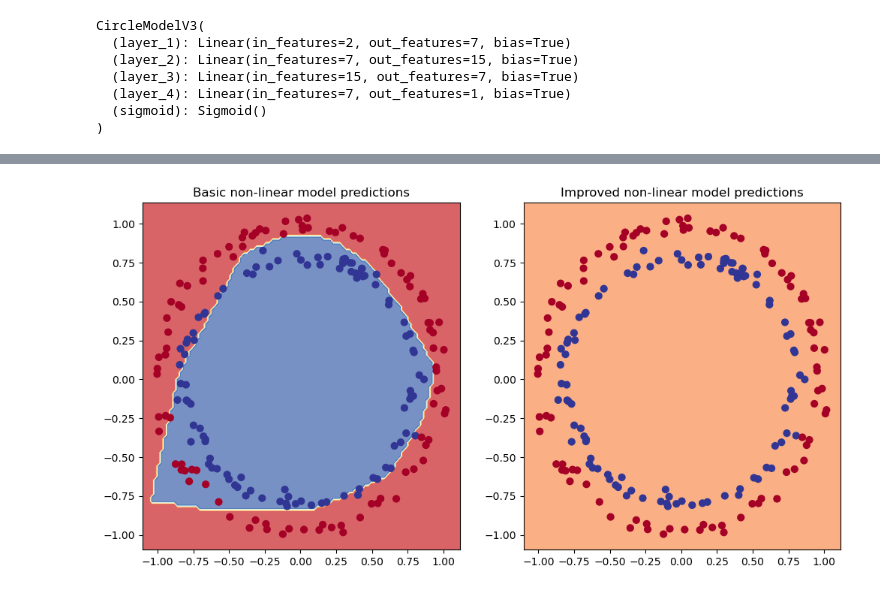
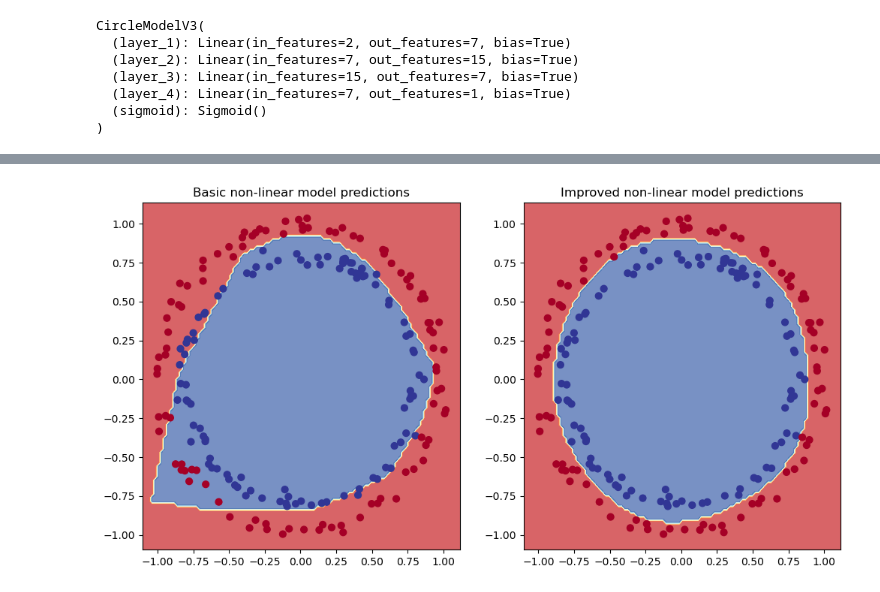
Before and after one commit to Javimh18/PyTorchTutorial, a Jupyter notebook: 02_neural_network_classification.ipynb, the cells around one changed output, grey strips where cells are left out. Saved outputs shown, nothing was run; the diff lists cells and outputs as text; code cells hidden in the pictures.

```diff
--- a/02_neural_network_classification.ipynb
+++ b/02_neural_network_classification.ipynb
@@ -756,7 +758,7 @@ class CircleModelV3(nn.Module):
         self.sigmoid=nn.Sigmoid()
 
     def forward(self, x):
-        return self.layer_4(self.sigmoid(self.layer_3(self.sigmoid(self.layer_2(self.sigmoid(self.layer_1(x)))))))
+        return self.sigmoid(self.layer_4(self.sigmoid(self.layer_3(self.sigmoid(self.layer_2(self.sigmoid(self.layer_1(x))))))))
 
 # We instanciate the model
 model_3_2 = CircleModelV3().to(device)
@@ -782,7 +784,7 @@ torch.cuda.manual_seed(42)
 # %%
 # Create the training loop
 
-epochs = 1000
+epochs = 501
 
 X_train, X_test, y_train, y_test = X_train.to(device), X_test.to(device), y_train.to(device), y_test.to(device)
 
@@ -791,7 +793,7 @@ for epoch in range(epochs):
     model_3_2.train()
 
     # make prediction
-    y_sig = model_3_2(X_train)
+    y_sig = model_3_2(X_train).squeeze()
     y_pred = torch.round(y_sig)
 
     # compute loss and accuracy
@@ -811,7 +813,7 @@ for epoch in range(epochs):
     model_3_2.eval()
     with torch.inference_mode():
         # make prediction (forward pass)
-        y_sig = model_3_2(X_test)
+        y_sig = model_3_2(X_test).squeeze()
         y_pred = torch.round(y_sig)
 
         # compute loss and acc
@@ -823,10 +832,10 @@ for epoch in range(epochs):
 # %%
 plt.figure(figsize=(12,6))
 plt.subplot(1,2,1)
 plt.title("Basic non-linear model predictions")
 plot_decision_boundary(model_3, X_test, y_test)
 plt.subplot(1,2,2)
 plt.title("Improved non-linear model predictions")
-plot_decision_boundary(model_3_2, X_test, y_test)
+plot_decision_boundary(model_3_2, X_test, y_test, logit=False)
 # %% [output]
-[figure, old version]
+[figure, new version]
```
Also changed, not shown: parts of 19 cells of this notebook, 1 other file.
